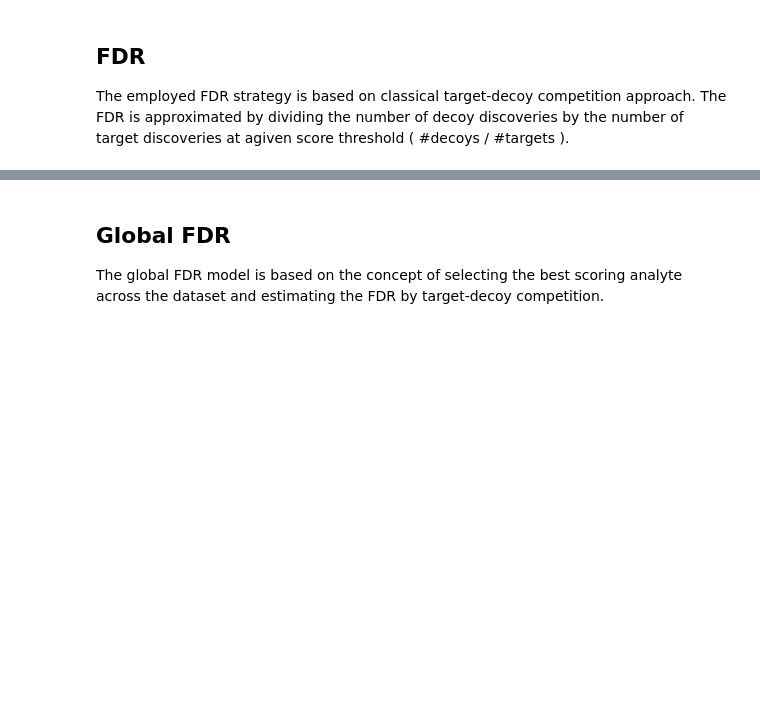
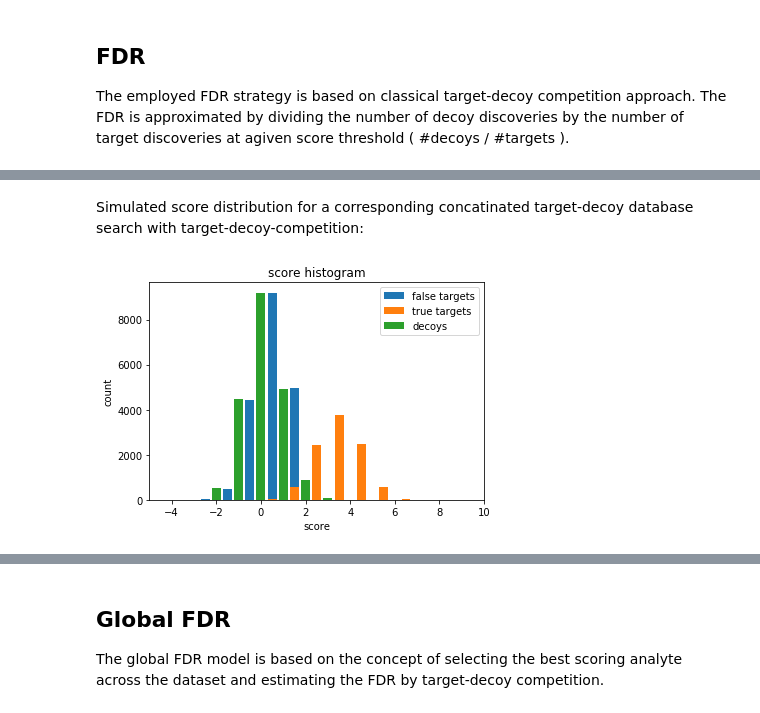
Before and after one commit to MannLabs/alphapept, a Jupyter notebook: 06_score.ipynb, the cells around one changed output, grey strips where cells are left out. Saved outputs shown, nothing was run; the diff lists cells and outputs as text; code cells hidden in the pictures; blank space fills up the shorter version.

```diff
--- a/06_score.ipynb
+++ b/06_score.ipynb
@@ -152,0 +286,7 @@ def cut_fdr(df, fdr_level=0.01, plot=True, verbose=True):
+# %% [markdown]
+Simulated score distribution for a corresponding concatinated target-decoy database search with target-decoy-competition:
+# %%
+#hide
+plot_score_hist(Dc, FTc, TTc)
+# %% [output]
+[figure, added]
```
Also changed, not shown: parts of 10 cells of this notebook, 1 other file.
